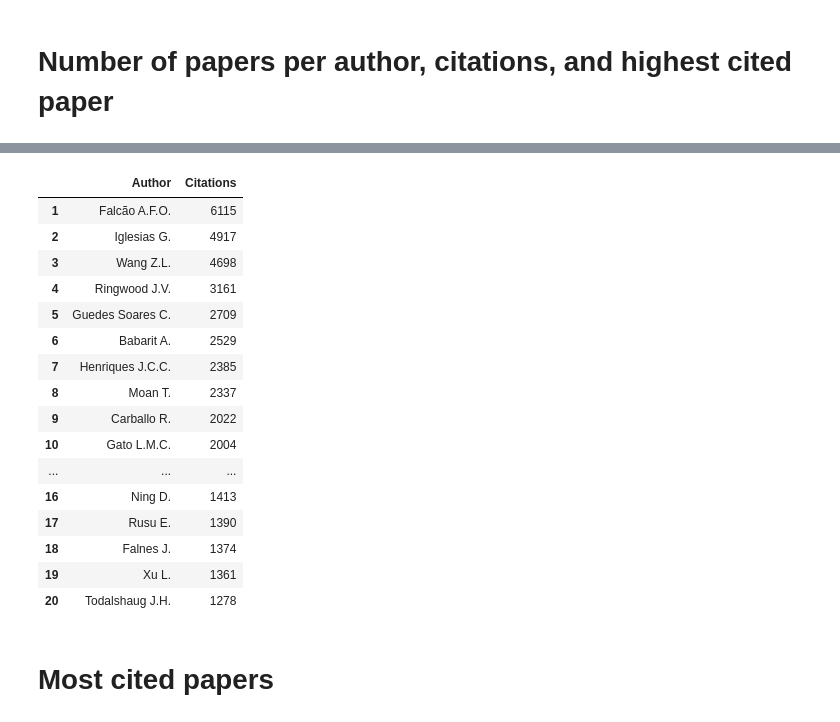
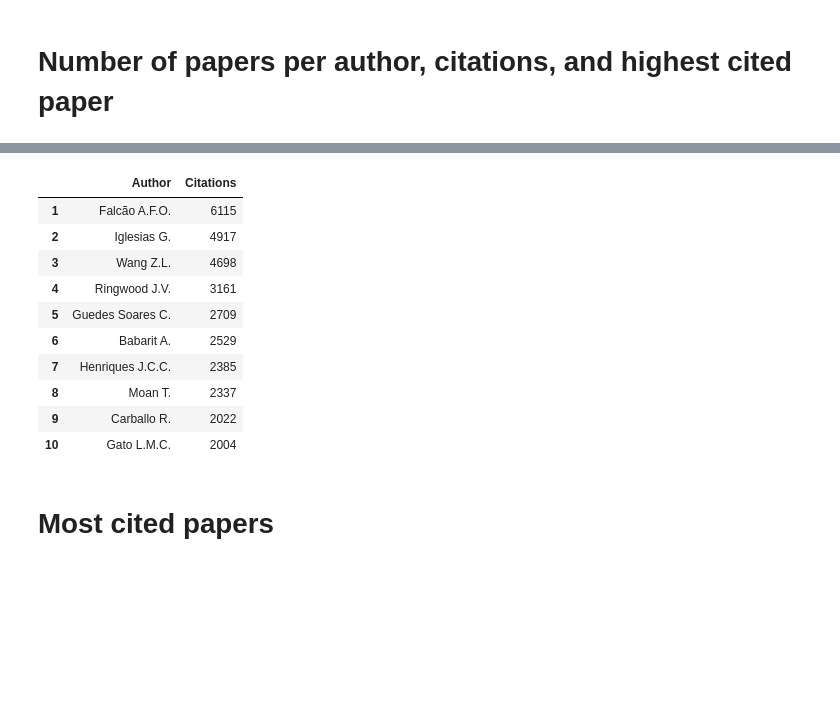
Before and after one commit to joaochenriques/PAS_STATS, a Jupyter notebook: WaveEnergyStatistics.ipynb, the cells around one changed output, grey strips where cells are left out. Cells and saved outputs as stored; diff of their text form; code cells hidden in the pictures; blank space fills up the shorter version.

```diff
--- a/WaveEnergyStatistics.ipynb
+++ b/WaveEnergyStatistics.ipynb
@@ -108,3 +149,7 @@ replacements_dic = {
+# %%
+max_entries = 10
+
+global_tab = {}
 # %% [markdown]
 # Countries ordered by percentage of the authors's country
 # %%
@@ -141,6 +186,7 @@ df_country_dic = {
 }
 
 for n, ( name, num ) in enumerate( sorted_country_frac_rank.items() ):
+    if n == max_entries: break
     df_country_name_lst.append( name )
     df_country_num_lst.append( int(num) )
 
@@ -199,8 +239,10 @@ df_authors_dic = {
 }
 
 for n, dt in enumerate( sorted_papers_dic.values() ):
+    if n == max_entries: break
     df_authors_name_lst.append( dt.name )
     df_authors_num_lst.append( dt.num_papers )
+
 
 df = pd.DataFrame( df_authors_dic )
 df.index = df.index + 1
@@ -227,39 +263,34 @@ left_align( df.head(20) )
 # %%
 sorted_citations_dic = { k: v for k, v in sorted( papers_dic.items(), key=lambda item: item[1].citations, reverse=True ) }
 
 df_citations_name_lst = []
 df_citations_num_lst = []
 
 df_citations_dic = {
         "Author": df_citations_name_lst,
         "Citations": df_citations_num_lst
 }
 
 for n, dt in enumerate( sorted_citations_dic.values() ):
+    if n == max_entries: break
     df_citations_name_lst.append( dt.name )
     df_citations_num_lst.append( dt.citations )
 
 df = pd.DataFrame( df_citations_dic )
 df.index = df.index + 1
 left_align( df.head(20) )
 # %% [output]
 |  | Author | Citations |
 | 1 | Falcão A.F.O. | 6115 |
 | 2 | Iglesias G. | 4917 |
 | 3 | Wang Z.L. | 4698 |
 | 4 | Ringwood J.V. | 3161 |
 | 5 | Guedes Soares C. | 2709 |
 | 6 | Babarit A. | 2529 |
 | 7 | Henriques J.C.C. | 2385 |
 | 8 | Moan T. | 2337 |
 | 9 | Carballo R. | 2022 |
 | 10 | Gato L.M.C. | 2004 |
-| ... | ... | ... |
-| 16 | Ning D. | 1413 |
-| 17 | Rusu E. | 1390 |
-| 18 | Falnes J. | 1374 |
-| 19 | Xu L. | 1361 |
-| 20 | Todalshaug J.H. | 1278 |
 # %% [markdown]
 # Most cited papers
 # %%
```
Also changed, not shown: parts of 14 cells of this notebook.
